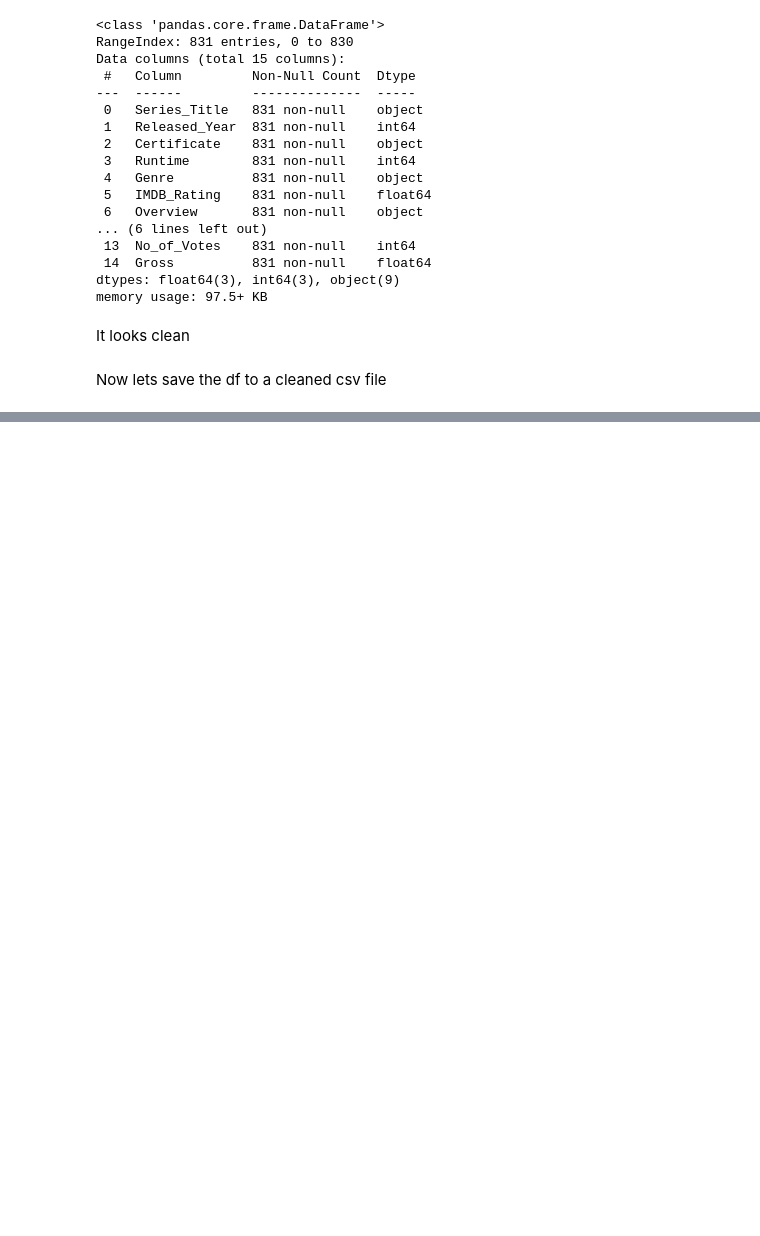
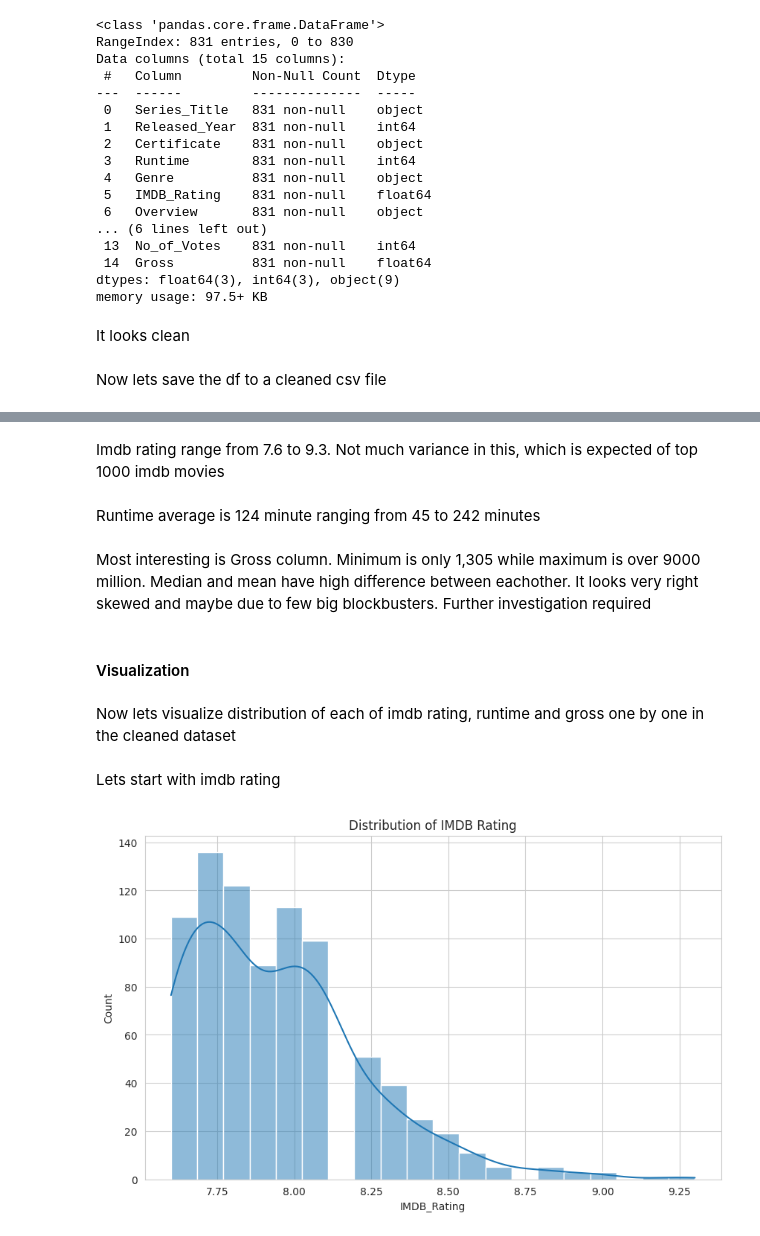
Before and after one commit to rahulkrishna-s/imdb-eda-notebooks, a Jupyter notebook: notebooks/imdb_eda.ipynb, the cells around one changed output, grey strips where cells are left out. Cells and saved outputs as stored; diff of their text form; code cells hidden in the pictures; blank space fills up the shorter version.

Commit message:
EDA: summary, plots, top earner analysis

```diff
--- a/notebooks/imdb_eda.ipynb
+++ b/notebooks/imdb_eda.ipynb
@@ -158,0 +174,18 @@ df.to_csv('../data/cleaned_imdb_top_1000.csv', index=False)
+# %% [markdown]
+Imdb rating range from 7.6 to 9.3. Not much variance in this, which is expected of top 1000 imdb movies
+# %% [markdown]
+Runtime average is 124 minute ranging from 45 to 242 minutes
+# %% [markdown]
+Most interesting is Gross column. Minimum is only 1,305 while maximum is over 9000 million. Median and mean have high difference between eachother. It looks very right skewed and maybe due to few big blockbusters. Further investigation required
+# %% [markdown]
+#### Visualization
+# %% [markdown]
+Now lets visualize distribution of each of imdb rating, runtime and gross one by one in the cleaned dataset
+# %% [markdown]
+Lets start with imdb rating
+# %%
+sns.histplot(df['IMDB_Rating'], kde=True)
+plt.title('Distribution of IMDB Rating')
+plt.show()
+# %% [output]
+[figure, added]
```
Also changed, not shown: parts of 14 cells of this notebook.
